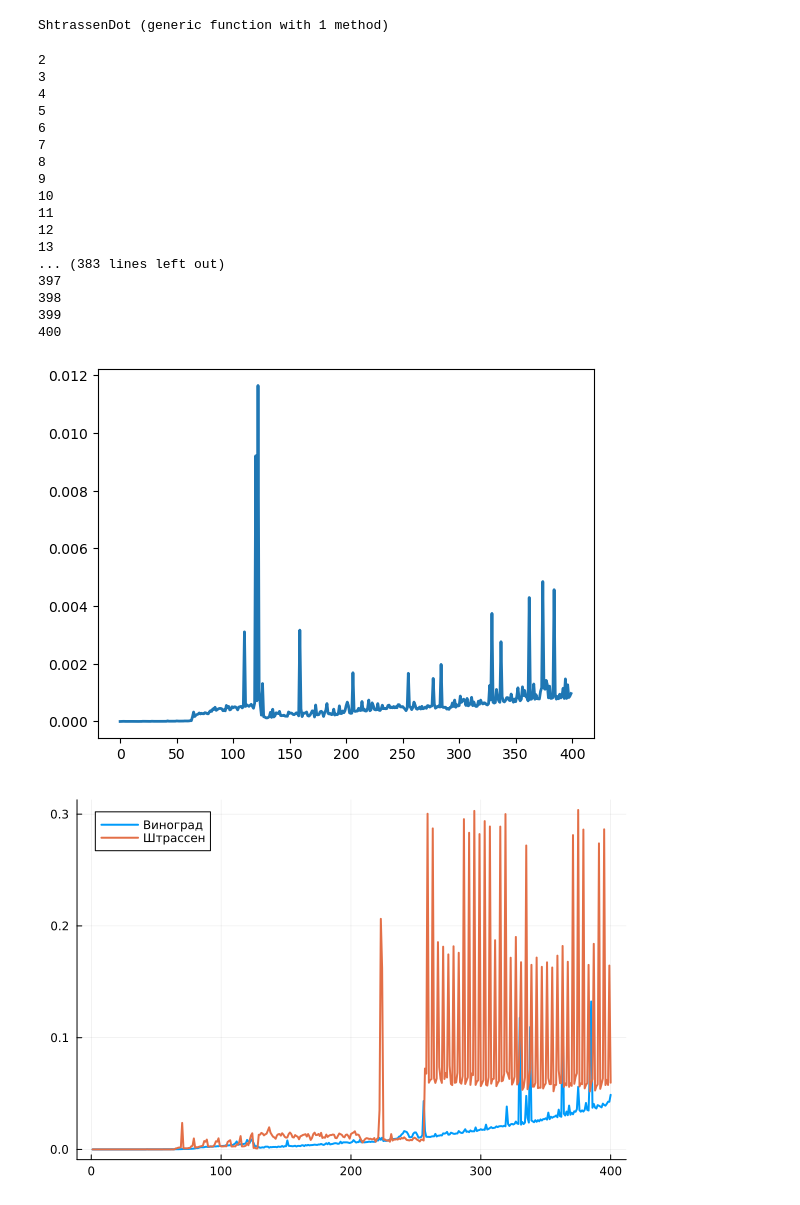
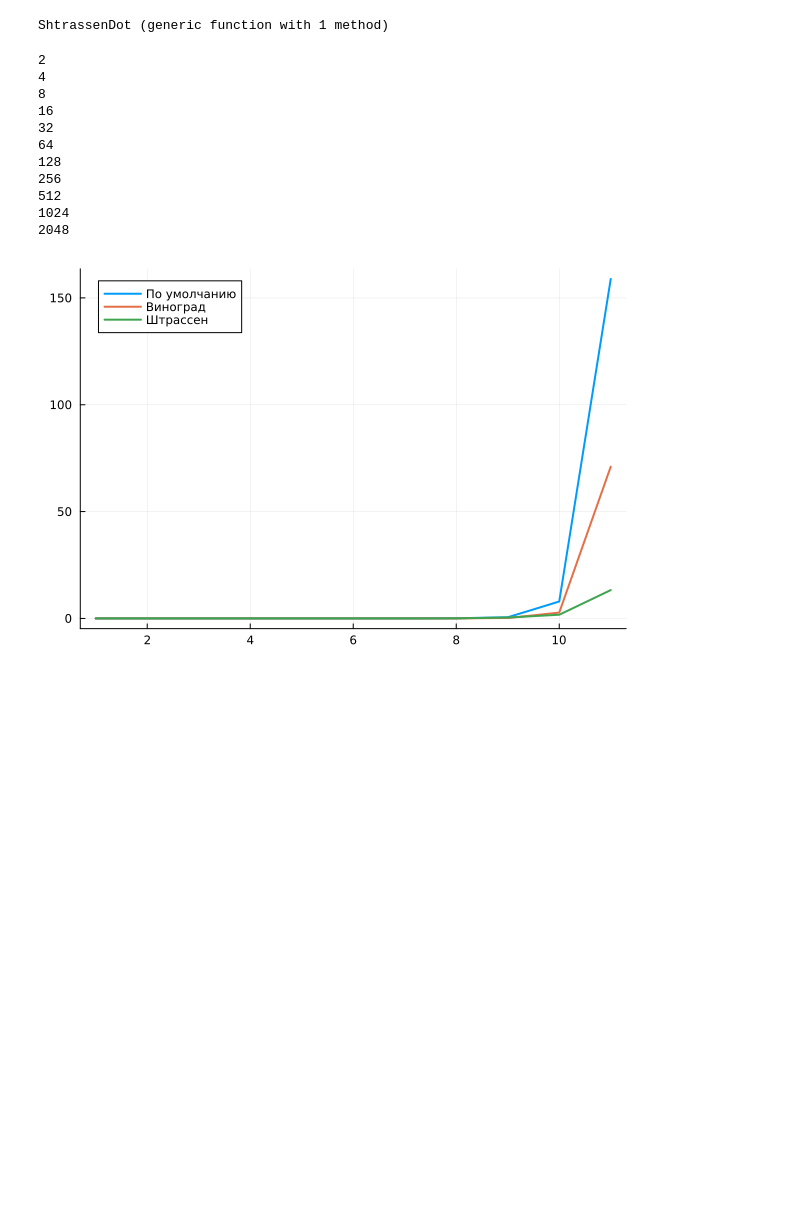
Before and after one commit to AngelicHedgehog/BMSTU-Numerical-Methods-of-Linear-Algebra, a Jupyter notebook: lab7/lab7.ipynb, the cells around one changed output. Saved outputs shown, nothing was run; the diff lists cells and outputs as text; code cells hidden in the pictures; blank space fills up the shorter version.

```diff
--- a/lab7/lab7.ipynb
+++ b/lab7/lab7.ipynb
@@ -4,5 +3 @@ using PyPlot
 using Plots
-# %%
-function defaultDot(G::Matrix{Float64}, H::Matrix{Float64})::Matrix{Float64}
-    return G * H
-end
@@ -10,0 +4,18 @@ defaultDot (generic function with 1 method)
+# %%
+function defaultDot(G::Matrix{Float64}, H::Matrix{Float64})::Matrix{Float64}
+    a = size(G, 1)
+    b = size(G, 2)
+    c = size(H, 2)
+
+    R = Matrix{Float64}(zeros(a, c))
+
+    for i in 1:a
+        for j in 1:b
+            for k in 1:c
+                R[i, k] += G[i, j] * H[j, k]
+            end
+        end
+    end
+
+    return R
+end
@@ -14,7 +27,7 @@ function VinogradDot(G::Matrix{Float64}, H::Matrix{Float64})::Matrix{Float64}
     b = size(G, 2)
     c = size(H, 2)
 
-    d = b ÷ 2
+    d = Integer(b / 2)
     rowFactor = Vector{Float64}(undef, a)
     columnFactor = Vector{Float64}(undef, c)
 
@@ -103,42 +116,36 @@ end
 # %% [output]
 ShtrassenDot (generic function with 1 method)
 # %%
-N = 400
+two_pows = [2^i for i in 1:11]
+full_range = 2:400
 
-Default = Vector{Float64}(undef, N)
-Vinograd = Vector{Float64}(undef, N)
-Shtrassen = Vector{Float64}(undef, N)
+Default = Vector{Float64}()
+Vinograd = Vector{Float64}()
+Shtrassen = Vector{Float64}()
 
-for i in 2:N
+for i in two_pows
     G = rand(-100:0.01:100, i, i)
     H = rand(-100:0.01:100, i, i)
 
-    Default[i] = @elapsed defaultDot(G, H)
-    Vinograd[i] = @elapsed VinogradDot(G, H)
-    Shtrassen[i] = @elapsed ShtrassenDot(G, H)
+    append!(Default, @elapsed defaultDot(G, H))
+    append!(Vinograd, @elapsed VinogradDot(G, H))
+    append!(Shtrassen, @elapsed ShtrassenDot(G, H))
     println(i)
 end
 
 plot(Default, label="По умолчанию", lw=2)
 plot!(Vinograd, label="Виноград", lw=2)
 plot!(Shtrassen, label="Штрассен", lw=2)
 # %% [output]
 2
-3
 4
-5
-6
-7
 8
-9
-10
-11
-12
-13
-... (383 lines left out)
-397
-398
-399
-400
+16
+32
+64
+128
+256
+512
+1024
+2048
-[figure, old version]
+[figure, new version]
-[figure, removed]
```
Also changed, not shown: parts of 4 cells of this notebook.
